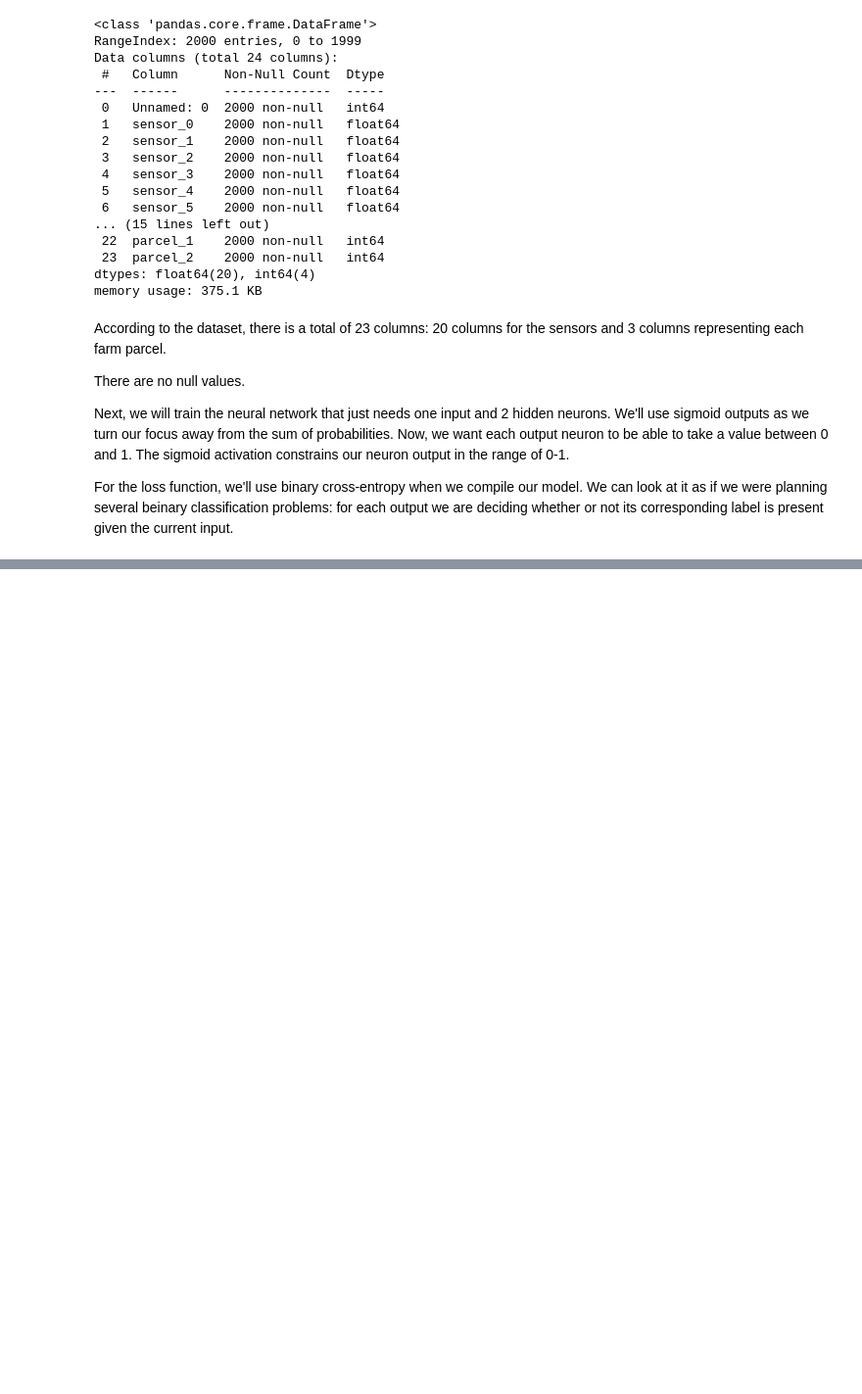
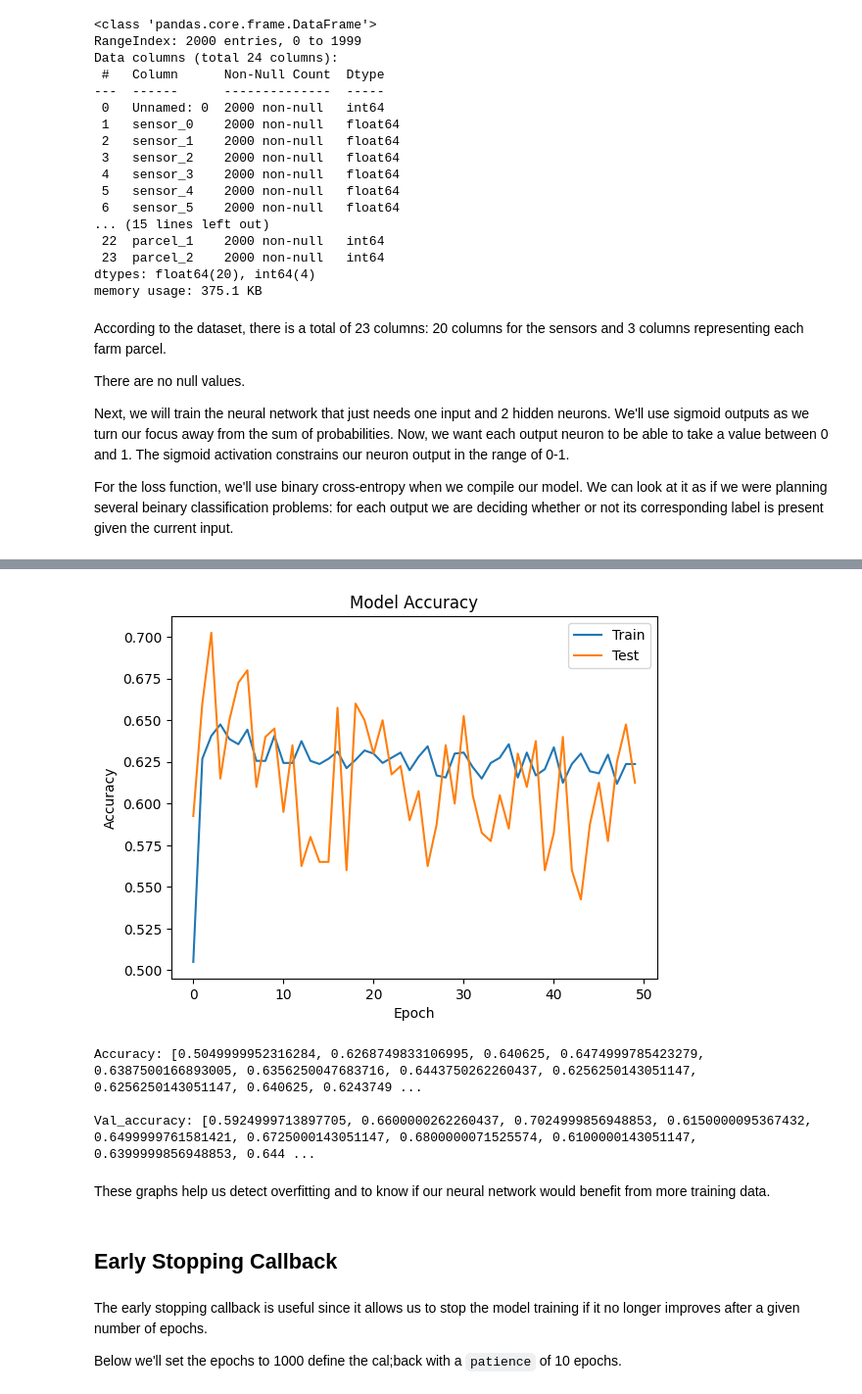
Before and after one commit to Eug-Chua/Deep-Learning-with-Keras, a Jupyter notebook: multilabel_classification.ipynb, the cells around one changed output, grey strips where cells are left out. Shown at 98% size. Drawn from its saved outputs; the diff is of its cells as text; code cells hidden in the pictures; blank space fills up the shorter version.

```diff
--- a/multilabel_classification.ipynb
+++ b/multilabel_classification.ipynb
@@ -149,0 +235,30 @@ NameError: name 'model' is not defined
+# %%
+# helper function to plot train vs test loss
+def plot_accuracy(acc, val_acc):
+    plt.figure()
+    plt.plot(acc)
+    plt.plot(val_acc)
+    plt.title('Model Accuracy')
+    plt.ylabel('Accuracy')
+    plt.xlabel('Epoch')
+    plt.legend(['Train', 'Test'], loc='upper right')
+    plt.show()
+
+plot_accuracy(h_callback.history["accuracy"], h_callback.history["val_accuracy"])
+
+print(f'Accuracy: {h_callback.history["accuracy"]}')
+print()
+print(f'Val_accuracy: {h_callback.history["val_accuracy"]}')
+# %% [output]
+[figure, added]
+Accuracy: [0.5049999952316284, 0.6268749833106995, 0.640625, 0.6474999785423279, 0.6387500166893005, 0.6356250047683716, 0.6443750262260437, 0.6256250143051147, 0.6256250143051147, 0.640625, 0.6243749 ...
+
+Val_accuracy: [0.5924999713897705, 0.6600000262260437, 0.7024999856948853, 0.6150000095367432, 0.6499999761581421, 0.6725000143051147, 0.6800000071525574, 0.6100000143051147, 0.6399999856948853, 0.644 ...
+# %% [markdown]
+These graphs help us detect overfitting and to know if our neural network would benefit from more training data.
+# %% [markdown]
+## Early Stopping Callback
+# %% [markdown]
+The early stopping callback is useful since it allows us to stop the model training if it no longer improves after a given number of epochs.
+
+Below we'll set the epochs to 1000 define the cal;back with a `patience` of 10 epochs.
```
Also changed, not shown: parts of 12 cells of this notebook.
